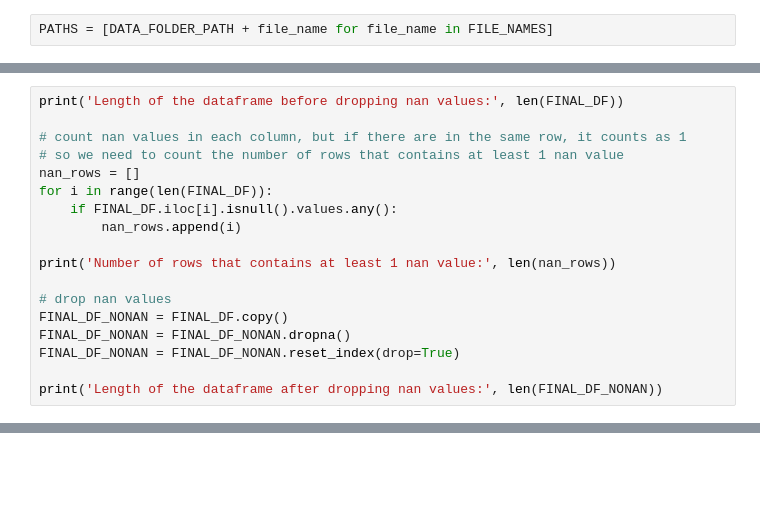
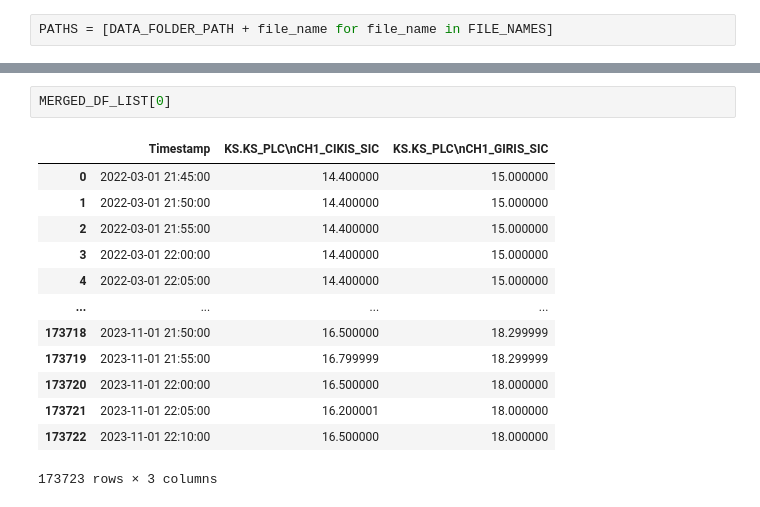
Before and after one commit to boraaktas/INDR491, a Jupyter notebook: jupyter/CHILLER_GIRIS_CIKIS_SU_SICAKLIGI.ipynb, the cells around one changed output, grey strips where cells are left out. Saved outputs shown, nothing was run; the diff lists cells and outputs as text; blank space fills up the shorter version.

```diff
--- a/jupyter/CHILLER_GIRIS_CIKIS_SU_SICAKLIGI.ipynb
+++ b/jupyter/CHILLER_GIRIS_CIKIS_SU_SICAKLIGI.ipynb
@@ -147,18 +68,0 @@ FINAL_DF
-# %%
-print('Length of the dataframe before dropping nan values:', len(FINAL_DF))
-
-# count nan values in each column, but if there are in the same row, it counts as 1
-# so we need to count the number of rows that contains at least 1 nan value
-nan_rows = []
-for i in range(len(FINAL_DF)):
-    if FINAL_DF.iloc[i].isnull().values.any():
-        nan_rows.append(i)
-
-print('Number of rows that contains at least 1 nan value:', len(nan_rows))
-
-# drop nan values
-FINAL_DF_NONAN = FINAL_DF.copy()
-FINAL_DF_NONAN = FINAL_DF_NONAN.dropna()
-FINAL_DF_NONAN = FINAL_DF_NONAN.reset_index(drop=True)
-
-print('Length of the dataframe after dropping nan values:', len(FINAL_DF_NONAN))
@@ -260,0 +83,16 @@ Length of the dataframe after dropping extreme values: 170064
+# %%
+MERGED_DF_LIST[0]
+# %% [output]
+|  | Timestamp | KS.KS_PLC\nCH1_CIKIS_SIC | KS.KS_PLC\nCH1_GIRIS_SIC |
+| 0 | 2022-03-01 21:45:00 | 14.400000 | 15.000000 |
+| 1 | 2022-03-01 21:50:00 | 14.400000 | 15.000000 |
+| 2 | 2022-03-01 21:55:00 | 14.400000 | 15.000000 |
+| 3 | 2022-03-01 22:00:00 | 14.400000 | 15.000000 |
+| 4 | 2022-03-01 22:05:00 | 14.400000 | 15.000000 |
+| ... | ... | ... | ... |
+| 173718 | 2023-11-01 21:50:00 | 16.500000 | 18.299999 |
+| 173719 | 2023-11-01 21:55:00 | 16.799999 | 18.299999 |
+| 173720 | 2023-11-01 22:00:00 | 16.500000 | 18.000000 |
+| 173721 | 2023-11-01 22:05:00 | 16.200001 | 18.000000 |
+| 173722 | 2023-11-01 22:10:00 | 16.500000 | 18.000000 |
+173723 rows × 3 columns
```
Also changed, not shown: parts of 15 cells of this notebook, 30 other files.
